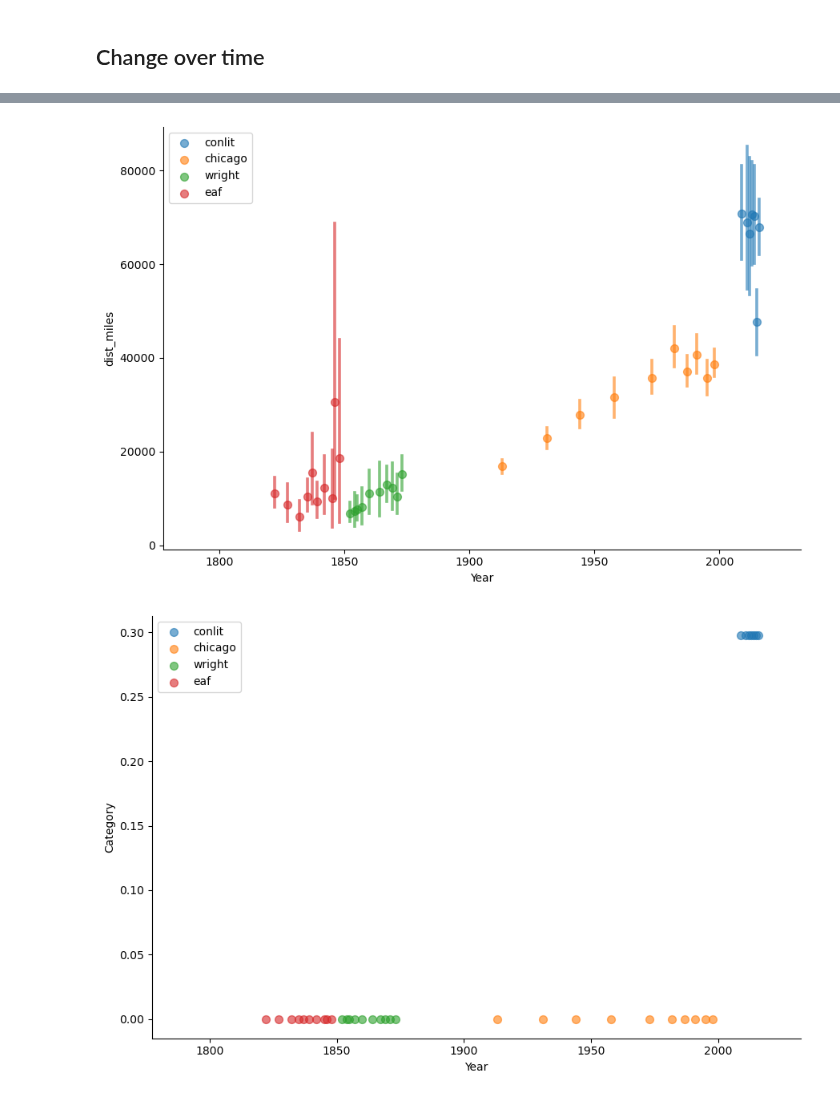
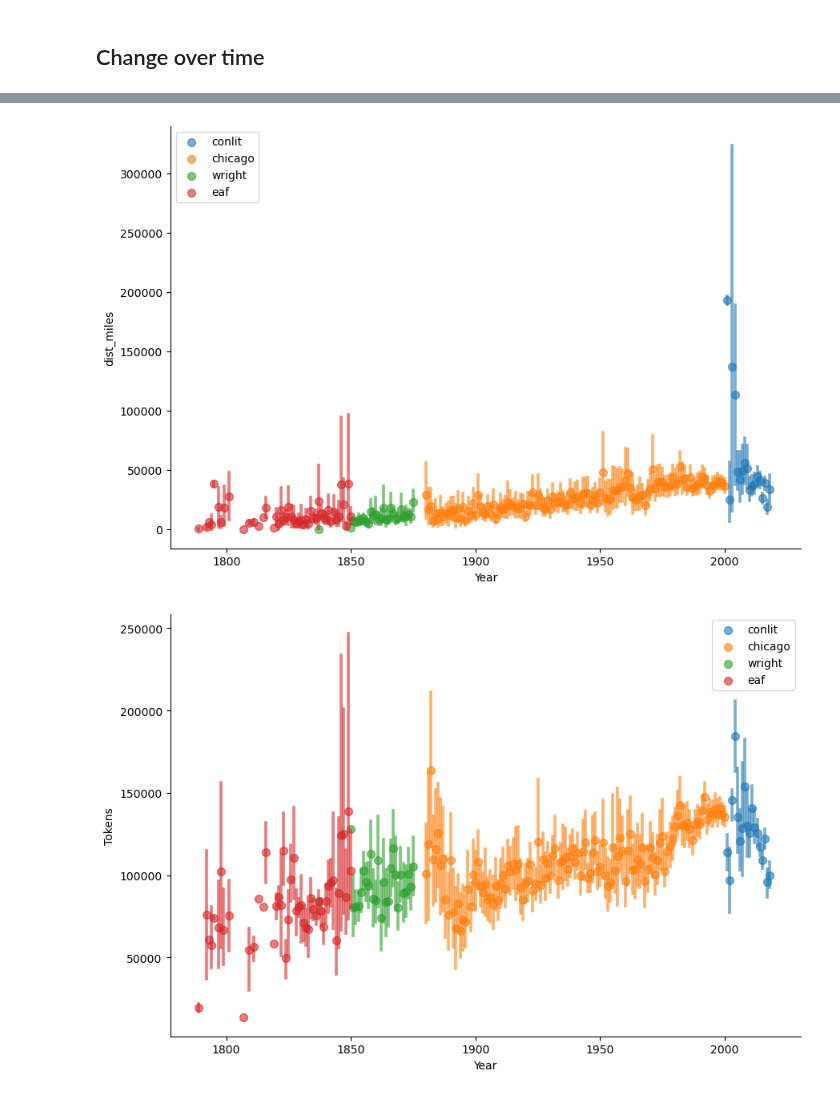
Before and after one commit to wilkens/mobility-books, a Jupyter notebook: notebooks/Data analysis MW.ipynb, the cells around one changed output, grey strips where cells are left out. Drawn from its saved outputs; the diff is of its cells as text; code cells hidden in the pictures.

Commit message:
Limit historical comparison to fiction and examine outliers

```diff
--- a/notebooks/Data analysis MW.ipynb
+++ b/notebooks/Data analysis MW.ipynb
@@ -364,24 +458,29 @@ Facet: inf_gender
 # %%
 # combine data for easier plotting
 data = pd.concat([conlit, early])
-data['Category'] = LabelBinarizer().fit_transform(data['Category'])
 # %%
 # plot features over time
-cols_to_drop_from_plot = ['char_id', 'char_rank', 'pub_date', 'Category]
-numeric_cols = data[data.columns[data.notna().all()]].select_dtypes(include='number').drop(columns=cols_to_drop_from_plot).columns
 
+# restrict to fiction
+fic_data = data.loc[data.Category=='FIC']
+
+# use all informative numeric columns
+cols_to_drop_from_plot = ['char_id', 'char_rank', 'pub_date']
+numeric_cols = fic_data[fic_data.columns[fic_data.notna().all()]].select_dtypes(include='number').drop(columns=cols_to_drop_from_plot).columns
+
+# create plots
 with warnings.catch_warnings():
     warnings.simplefilter('ignore')
-    #bins = list(range(1795, 2025, 10))
+    bins = np.arange(fic_data.pub_date.min(), fic_data.pub_date.max(), 1)
     for col in numeric_cols:
         sns.lmplot(
             x='pub_date',
             y=col,
-            data=data,
-            y_partial='Category', # control for fiction/nonfiction
+            data=fic_data,
+            #y_partial='Category', # control for fiction/nonfiction
             fit_reg=False,
-            #x_bins=bins, #fixed total bins by year
-            x_bins=10, # number of bins per source
+            x_bins=bins, #fixed total bins by year
+            #x_bins=10, # number of bins per source
             hue='source',
             legend=False,
             height=6,
@@ -401,2 +500,2 @@ with warnings.catch_warnings():
-[figure, old version]
+[figure, new version]
-[figure, old version]
+[figure, new version]
```
Also changed, not shown: parts of 7 cells of this notebook.
